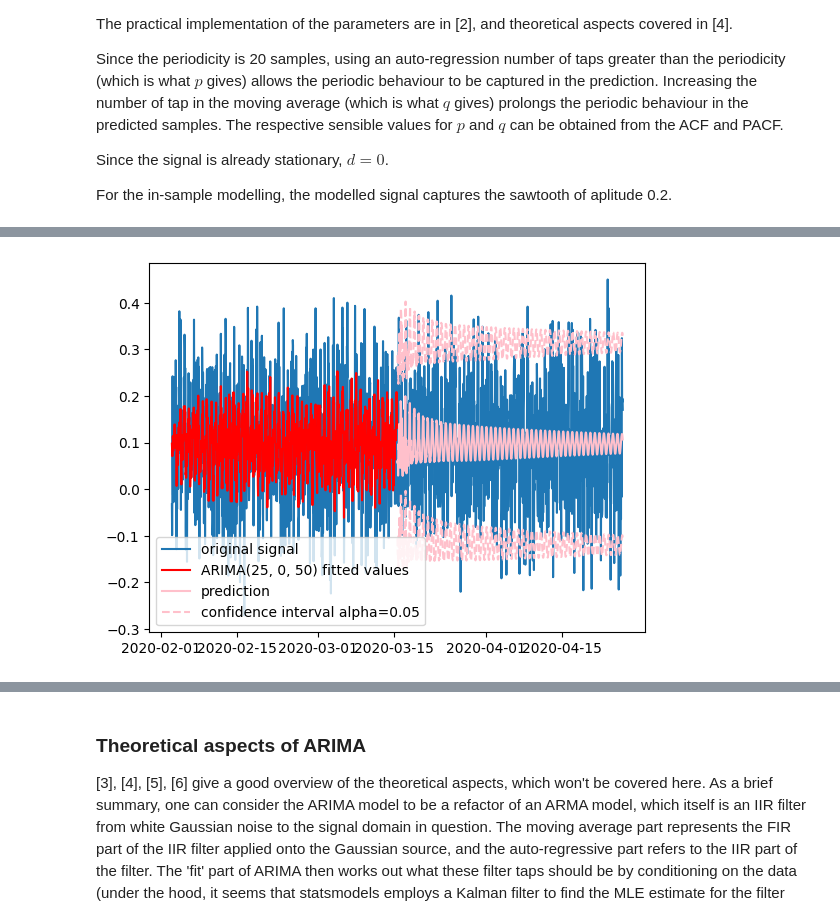
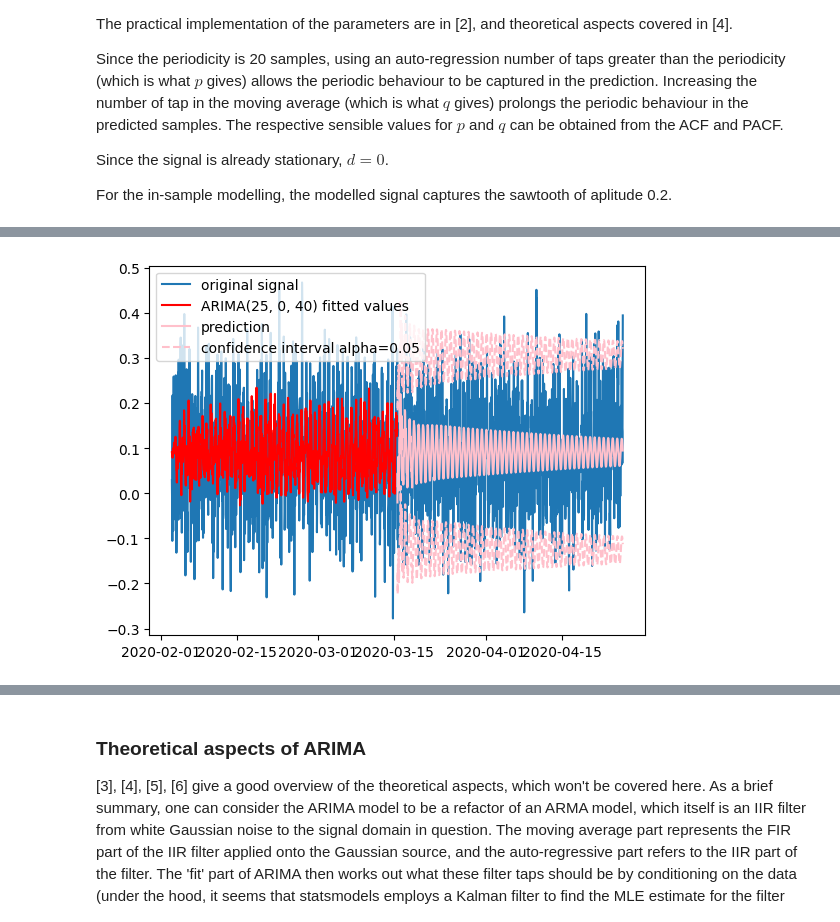
Before and after one commit to nagi49000/stats-play, a Jupyter notebook: python/notebooks/arima-models-on-timeseries.ipynb, the cells around one changed output, grey strips where cells are left out. Cells and saved outputs as stored; diff of their text form; code cells hidden in the pictures.

```diff
--- a/python/notebooks/arima-models-on-timeseries.ipynb
+++ b/python/notebooks/arima-models-on-timeseries.ipynb
@@ -133,8 +135,9 @@ plot_arima_results(25, 0, 25, s, t)
 # %%
 # supplying more moving average taps than that suggested by ACF doesn't help much
-plot_arima_results(25, 0, 50, s, t)
+# and introduces more compute at the 'fit' stage
+plot_arima_results(25, 0, 40, s, t)
 # %% [output]
-[figure, old version]
+[figure, new version]
 # %%
 # smaller values of p and q can still work, and are more computationally efficient to calculate the model
 plot_arima_results(10, 0, 10, s, t)
```
Also changed, not shown: parts of 14 cells of this notebook.
